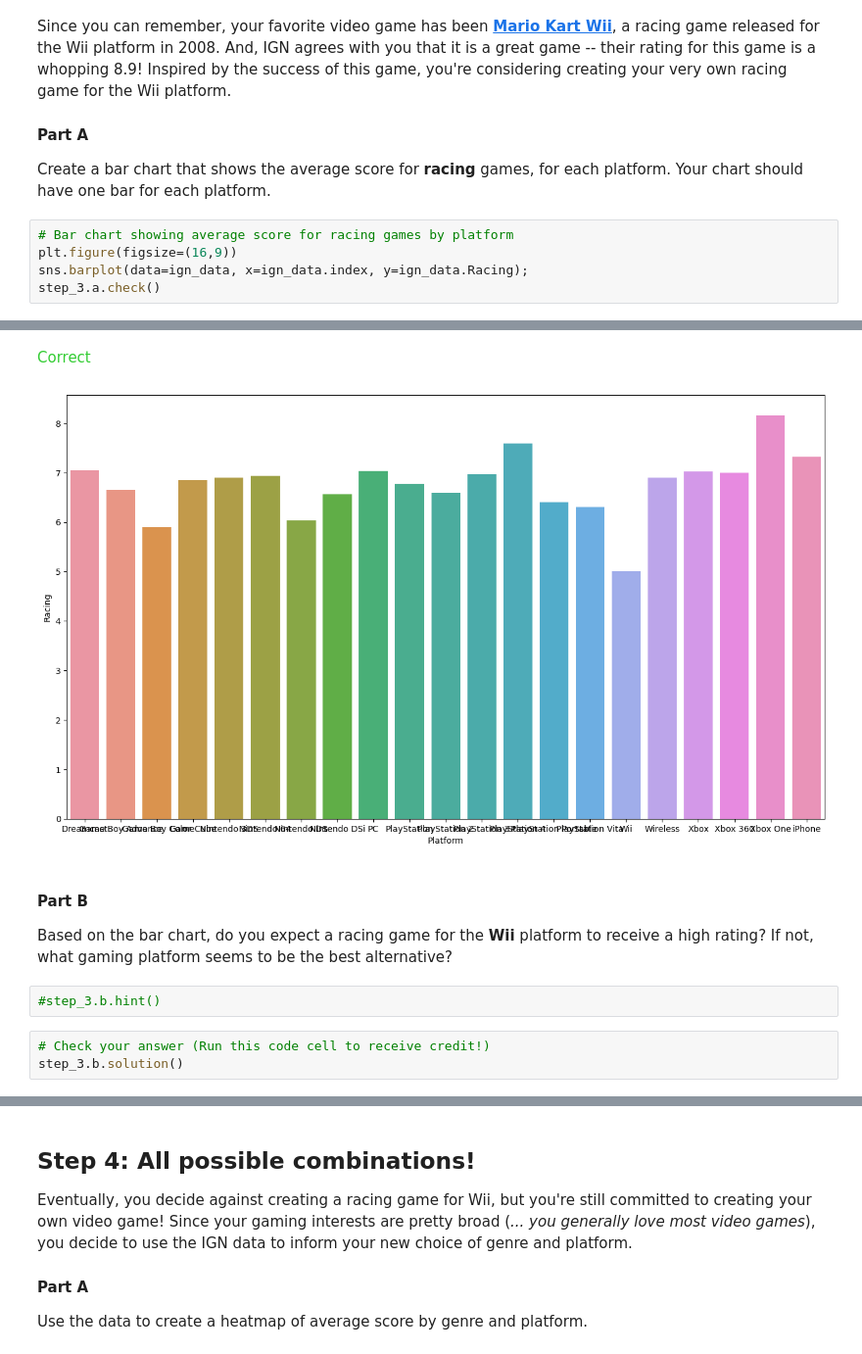
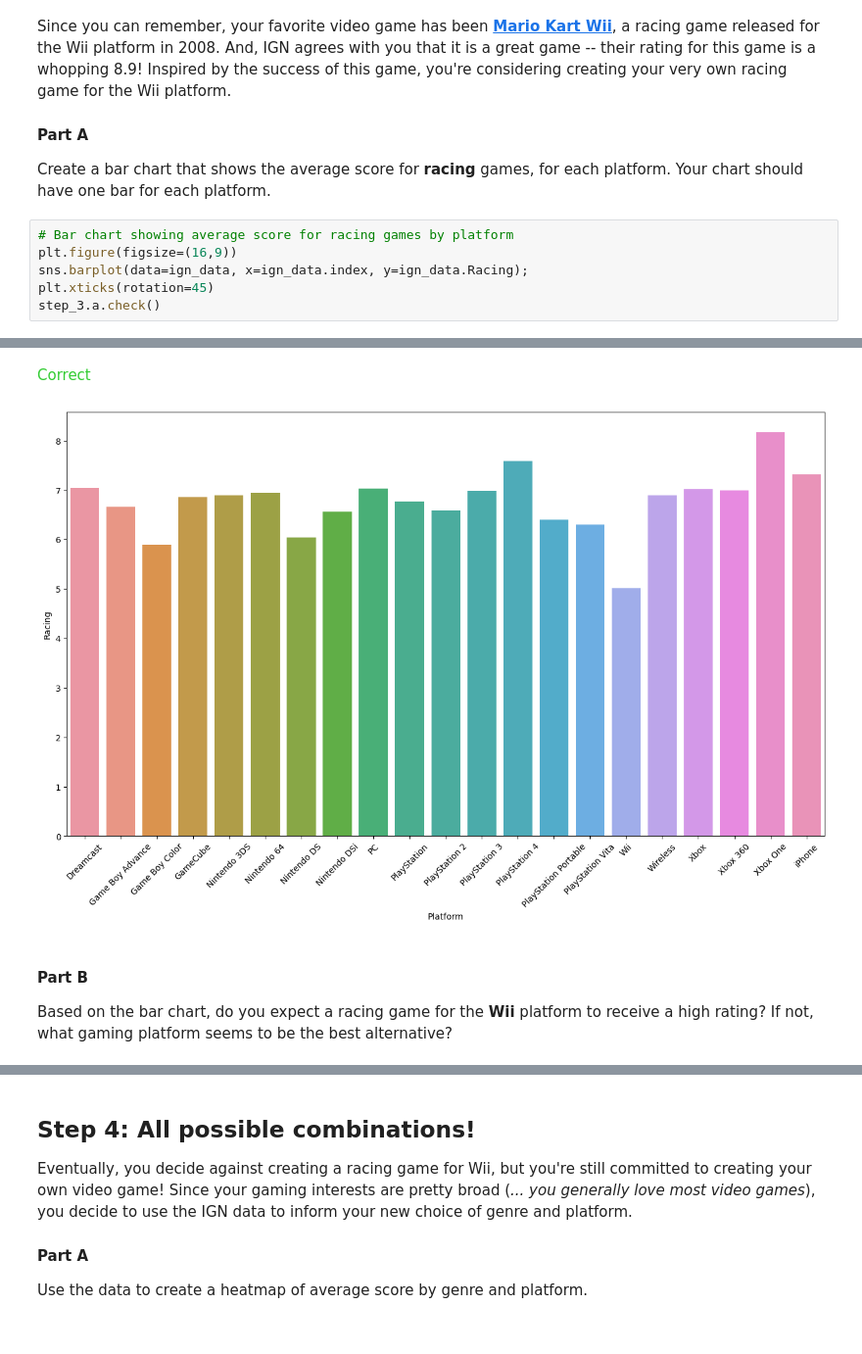
Before and after one commit to ArmanVasilovich/kaggle, a Jupyter notebook: data_vizualization_course/exercise-bar-charts-and-heatmaps.ipynb, the cells around one changed output, grey strips where cells are left out. Shown at 98% size. Cells and saved outputs as stored; diff of their text form.

```diff
--- a/data_vizualization_course/exercise-bar-charts-and-heatmaps.ipynb
+++ b/data_vizualization_course/exercise-bar-charts-and-heatmaps.ipynb
@@ -101,18 +101,14 @@ Create a bar chart that shows the average score for **racing** games, for each p
 # %%
 # Bar chart showing average score for racing games by platform
 plt.figure(figsize=(16,9))
 sns.barplot(data=ign_data, x=ign_data.index, y=ign_data.Racing);
+plt.xticks(rotation=45)
 step_3.a.check()
 # %% [output]
 [interactive output not drawn]
 <span style="color:#33cc33">Correct</span>
-[figure, old version]
+[figure, new version]
 # %% [markdown]
 #### Part B
 
 Based on the bar chart, do you expect a racing game for the **Wii** platform to receive a high rating?  If not, what gaming platform seems to be the best alternative?
-# %%
-#step_3.b.hint()
-# %%
-# Check your answer (Run this code cell to receive credit!)
-step_3.b.solution()
```
Also changed, not shown: parts of 3 cells of this notebook.
